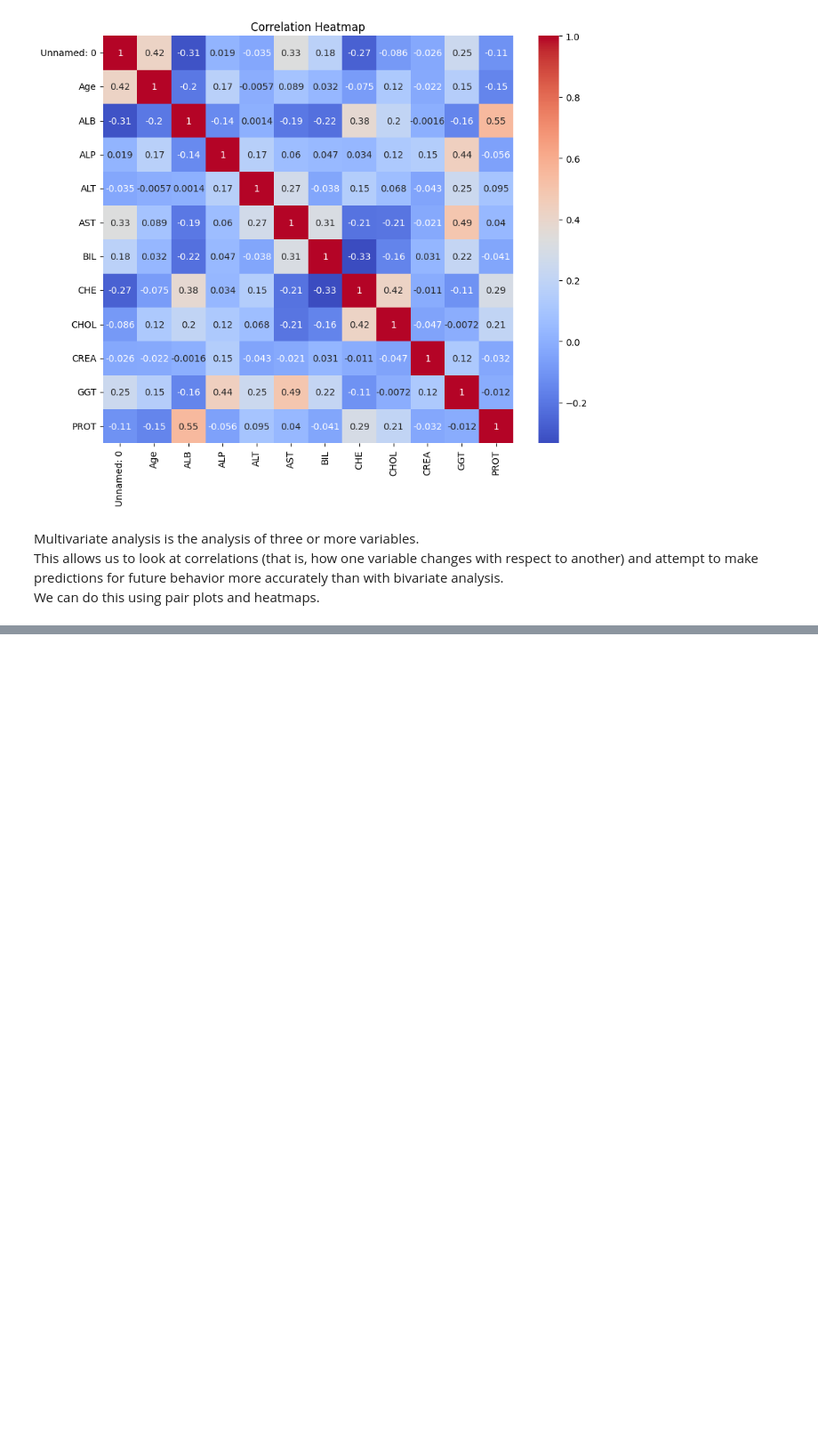
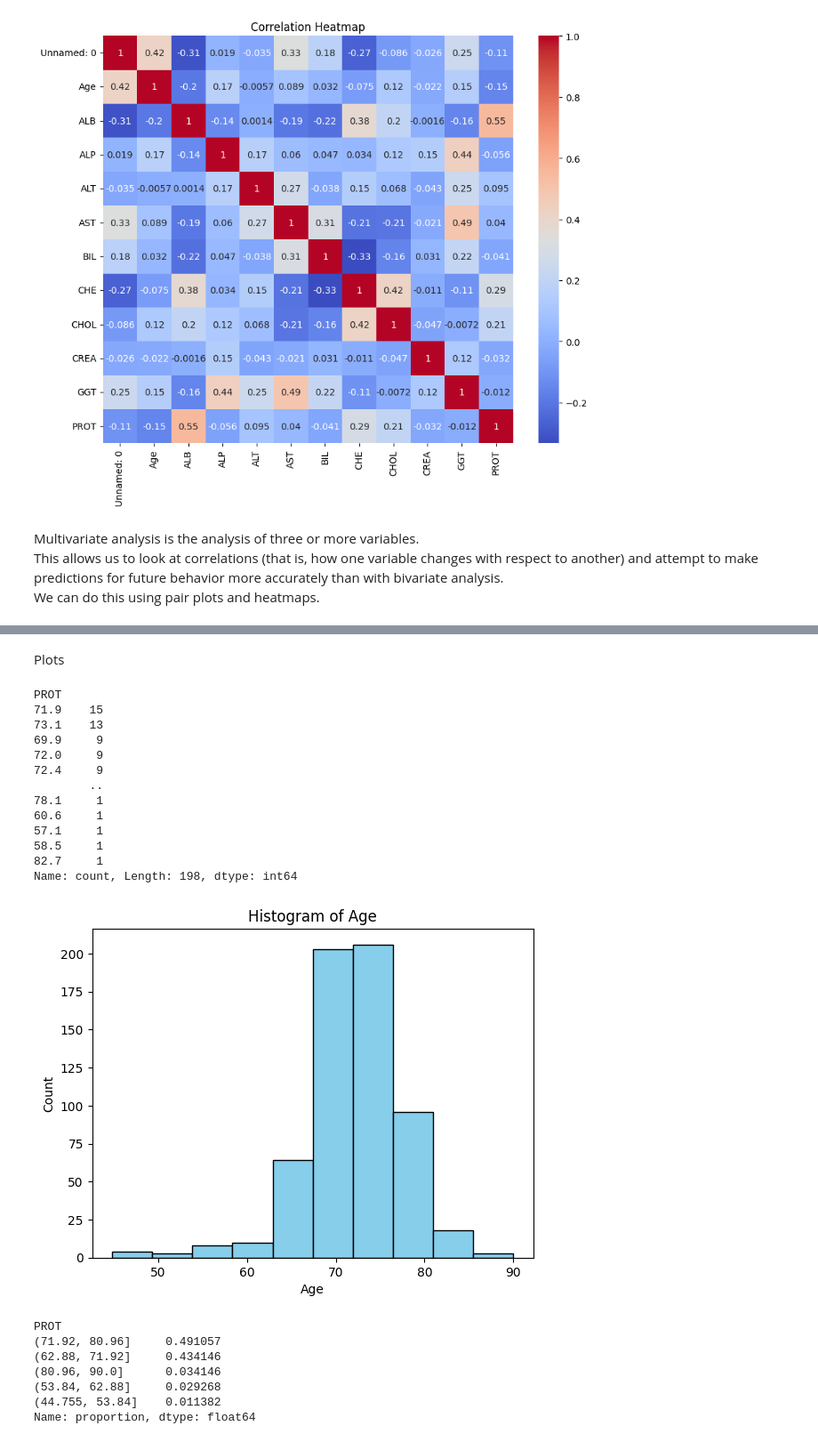
Before and after one commit to Acyuth/EDA_Project, a Jupyter notebook: 22BDS0027.ipynb, the cells around one changed output, grey strips where cells are left out. Shown at 89% size. Drawn from its saved outputs; the diff is of its cells as text; code cells hidden in the pictures; blank space fills up the shorter version.

```diff
--- a/22BDS0027.ipynb
+++ b/22BDS0027.ipynb
@@ -279,0 +320,24 @@ Phase 2
+# %%
+num_cols = df.select_dtypes(include=np.number).columns
+
+disp_shape_list = []
+
+for col in num_cols:
+    x = df[col].dropna()
+    rng = x.max() - x.min()
+    iqr = x.quantile(0.75) - x.quantile(0.25)
+    deciles = x.quantile([0.1,0.9])
+    interdecile = deciles[0.9] - deciles[0.1]
+    std_dev = x.std()
+    var = x.var()
+
+    skewness = x.skew()
+    kurtosis = x.kurt()
+
+    disp_shape_list.append([col, rng, iqr, interdecile, std_dev, var, skewness, kurtosis])
+
+disp_shape_table = pd.DataFrame(disp_shape_list, columns=[
+    'Column','Range','IQR','Interdecile Range','Std Dev','Variance','Skewness','Kurtosis'
+])
+
+disp_shape_table
@@ -279,0 +358,42 @@ Phase 2
+# %% [markdown]
+Plots
+# %%
+print(x.value_counts())
+
+plt.hist(x, bins=10, color='skyblue', edgecolor='black')
+plt.title('Histogram of Age')
+plt.xlabel('Age')
+plt.ylabel('Count')
+plt.show()
+
+print(pd.cut(x, bins=5).value_counts(normalize=True))
+
+plt.pie(pd.cut(x, bins=5).value_counts(), labels=pd.cut(x, bins=5).value_counts().index, autopct='%1.1f%%')
+plt.show()
+
+if 'Category' in df.columns:
+    cross_tab = pd.crosstab(pd.cut(x, bins=5), df['Category'])
+    cross_tab.plot(kind='bar', stacked=True)
+    plt.show()
+# %% [output]
+PROT
+71.9    15
+73.1    13
+69.9     9
+72.0     9
+72.4     9
+        ..
+78.1     1
+60.6     1
+57.1     1
+58.5     1
+82.7     1
+Name: count, Length: 198, dtype: int64
+[figure, added]
+PROT
+(71.92, 80.96]     0.491057
+(62.88, 71.92]     0.434146
+(80.96, 90.0]      0.034146
+(53.84, 62.88]     0.029268
+(44.755, 53.84]    0.011382
+Name: proportion, dtype: float64
```
Also changed, not shown: parts of 9 cells of this notebook.
